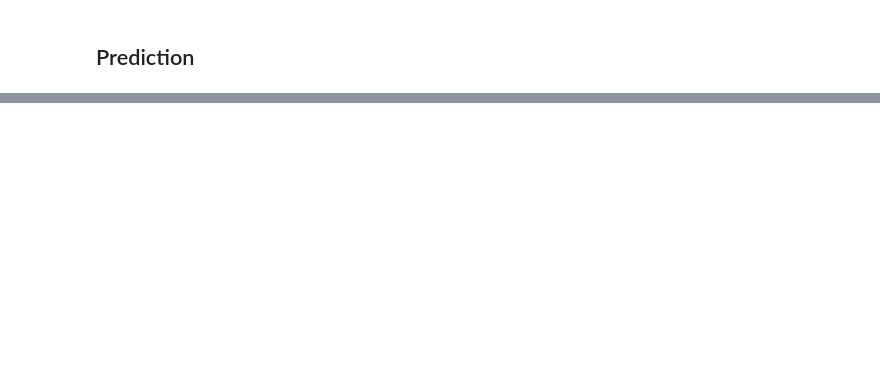
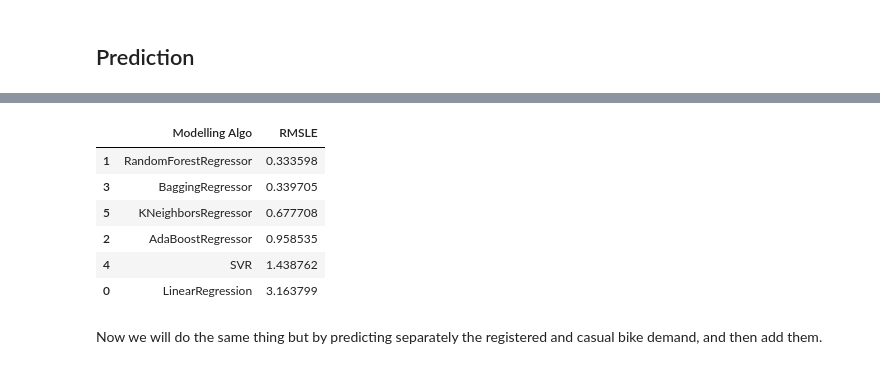
Before and after one commit to InesVA/predicting-bike-sharing-demand, a Jupyter notebook: Bike Sharing Prediction.ipynb, the cells around one changed output, grey strips where cells are left out. Saved outputs shown, nothing was run; the diff lists cells and outputs as text; code cells hidden in the pictures; blank space fills up the shorter version.

Commit message:
Started the modelling

```diff
--- a/Bike Sharing Prediction.ipynb
+++ b/Bike Sharing Prediction.ipynb
@@ -203,0 +222,30 @@ sn.heatmap(corr_matrix, square=True,annot=True)
+# %%
+for var in categoricalFeatures:
+    train[var] = train[var].astype("category")
+# %%
+trainfull = train.drop(dropFeatures, axis = 1)
+# %%
+#Seperating into training and testing set
+x_train,x_test,y_train,y_test=train_test_split(trainfull.drop('count',axis=1),trainfull['count'],test_size=0.20,random_state=42)
+# %%
+#Training and testing six different models
+
+model1= LinearRegression()
+yLabelsLog = np.log1p(y_train)
+
+models=[RandomForestRegressor(),AdaBoostRegressor(),BaggingRegressor(),SVR(),KNeighborsRegressor()]
+model_names=['LinearRegression','RandomForestRegressor','AdaBoostRegressor','BaggingRegressor','SVR','KNeighborsRegressor']
+rmsle=[]
+d={}
+
+model1.fit(X = x_train,y = yLabelsLog)
+test_pred1=model1.predict(x_test)
+rmsle.append(np.sqrt(mean_squared_log_error(test_pred1,y_test)))
+
+for model in range (len(models)):
+    clf=models[model]
+    clf.fit(x_train,y_train)
+    test_pred=clf.predict(x_test)
+    rmsle.append(np.sqrt(mean_squared_log_error(test_pred,y_test)))
+d={'Modelling Algo':model_names,'RMSLE':rmsle}
+d
@@ -203,0 +265,13 @@ sn.heatmap(corr_matrix, square=True,annot=True)
+# %%
+rmsle_frame=pd.DataFrame(d).sort_values(by=["RMSLE"])
+rmsle_frame
+# %% [output]
+|  | Modelling Algo | RMSLE |
+| 1 | RandomForestRegressor | 0.333598 |
+| 3 | BaggingRegressor | 0.339705 |
+| 5 | KNeighborsRegressor | 0.677708 |
+| 2 | AdaBoostRegressor | 0.958535 |
+| 4 | SVR | 1.438762 |
+| 0 | LinearRegression | 3.163799 |
+# %% [markdown]
+Now we will do the same thing but by predicting separately the registered and casual bike demand, and then add them.
```
Also changed, not shown: parts of 9 cells of this notebook, 1 other file.
